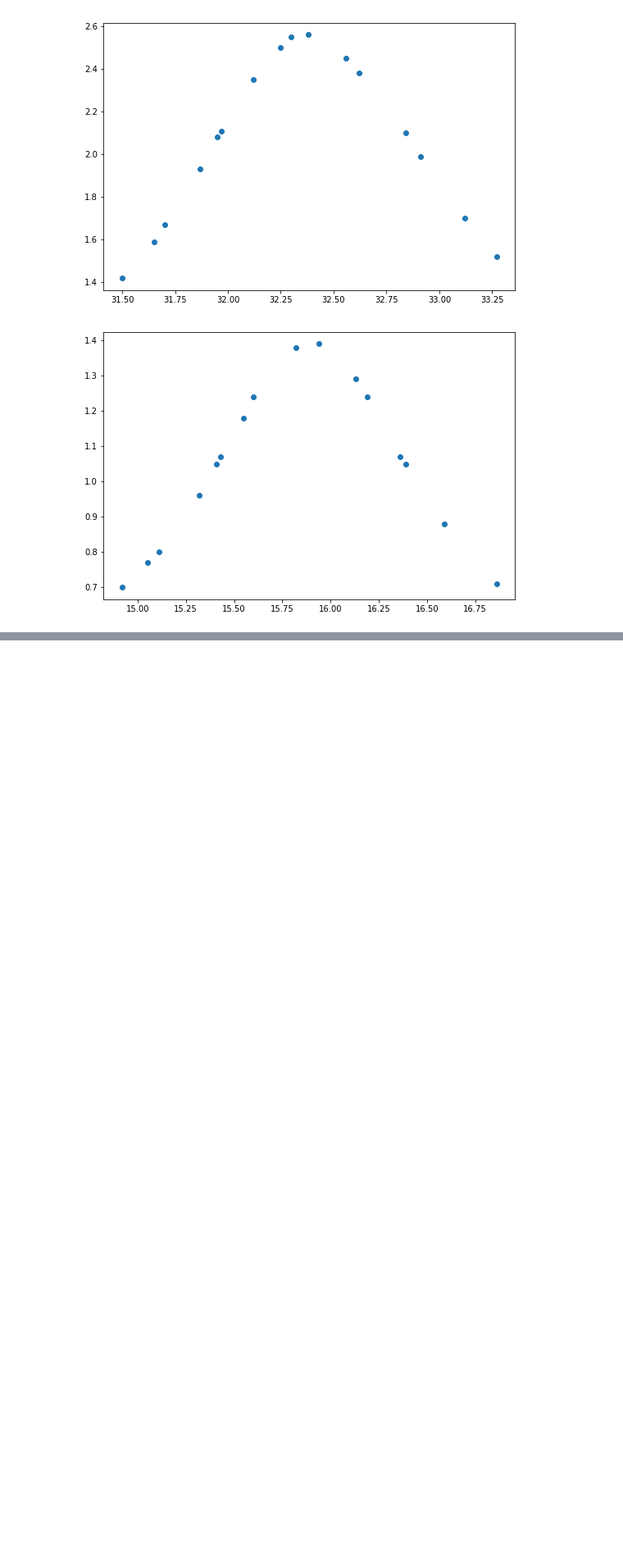
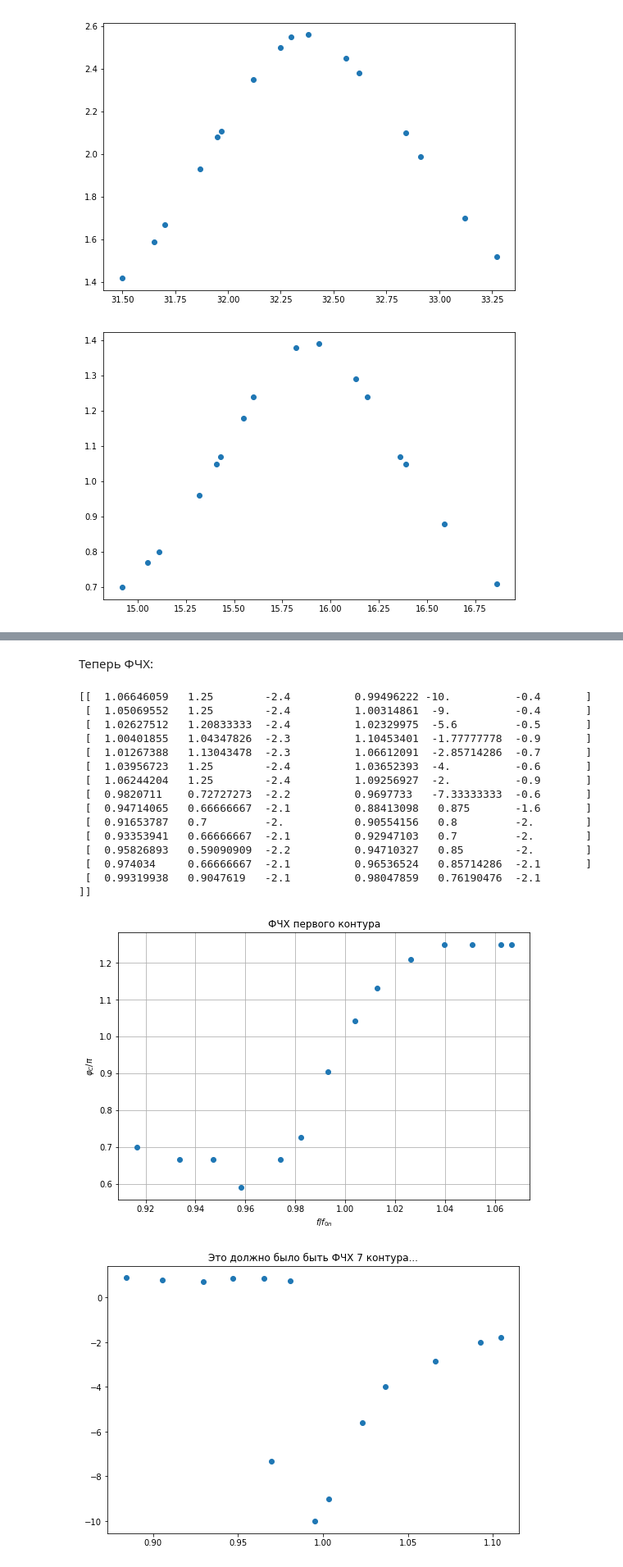
Before and after one commit to Andy683/genphys.labs, a Jupyter notebook: 3.122/3.122.ipynb, the cells around one changed output, grey strips where cells are left out. Shown at 82% size. Saved outputs shown, nothing was run; the diff lists cells and outputs as text; code cells hidden in the pictures; blank space fills up the shorter version.

```diff
--- a/3.122/3.122.ipynb
+++ b/3.122/3.122.ipynb
@@ -122,0 +154,51 @@ plt.show()
+# %% [markdown]
+Теперь ФЧХ:
+# %%
+data = []
+data = np.loadtxt('phase_response.tsv', delimiter='\t')
+
+def phase(x,x_0):
+    return (x/x_0)*math.pi
+
+def phase_res_legend():
+    pylab.legend(loc='upper left')
+    plt.xlabel(r'$f/f_{0n}$')
+    plt.ylabel(r'$\varphi_C / \pi$')
+    plt.grid(True)
+    plt.legend()
+
+for i in range(14):
+    data[i,1] = phase(data[i,1],data[i,2])/math.pi*(-1)
+    data[i,4] = phase(data[i,4],data[i,5])/math.pi*(-1)
+    data[i,0] /= 32.35
+    data[i,3] /= 15.88
+
+print(data)
+
+#pltinp(data[:,0],data[:,1],u'ФЧХ для n=1')
+phase_res_legend()
+plt.title('ФЧХ первого контура')
+plt.plot(data[:,0],data[:,1],'o')
+plt.savefig("phase_response_c1.svg", format="svg")
+plt.show()
+
+plt.title('Это должно было быть ФЧХ 7 контура...')
+plt.plot(data[:,3],data[:,4],'o',label = 'Это ужасно!')
+plt.show()
+# %% [output]
+[[  1.06646059   1.25        -2.4          0.99496222 -10.          -0.4       ]
+ [  1.05069552   1.25        -2.4          1.00314861  -9.          -0.4       ]
+ [  1.02627512   1.20833333  -2.4          1.02329975  -5.6         -0.5       ]
+ [  1.00401855   1.04347826  -2.3          1.10453401  -1.77777778  -0.9       ]
+ [  1.01267388   1.13043478  -2.3          1.06612091  -2.85714286  -0.7       ]
+ [  1.03956723   1.25        -2.4          1.03652393  -4.          -0.6       ]
+ [  1.06244204   1.25        -2.4          1.09256927  -2.          -0.9       ]
+ [  0.9820711    0.72727273  -2.2          0.9697733   -7.33333333  -0.6       ]
+ [  0.94714065   0.66666667  -2.1          0.88413098   0.875       -1.6       ]
+ [  0.91653787   0.7         -2.           0.90554156   0.8         -2.        ]
+ [  0.93353941   0.66666667  -2.1          0.92947103   0.7         -2.        ]
+ [  0.95826893   0.59090909  -2.2          0.94710327   0.85        -2.        ]
+ [  0.974034     0.66666667  -2.1          0.96536524   0.85714286  -2.1       ]
+ [  0.99319938   0.9047619   -2.1          0.98047859   0.76190476  -2.1       ]]
+[figure, added]
+[figure, added]
```
Also changed, not shown: parts of 6 cells of this notebook, 4 other files.
